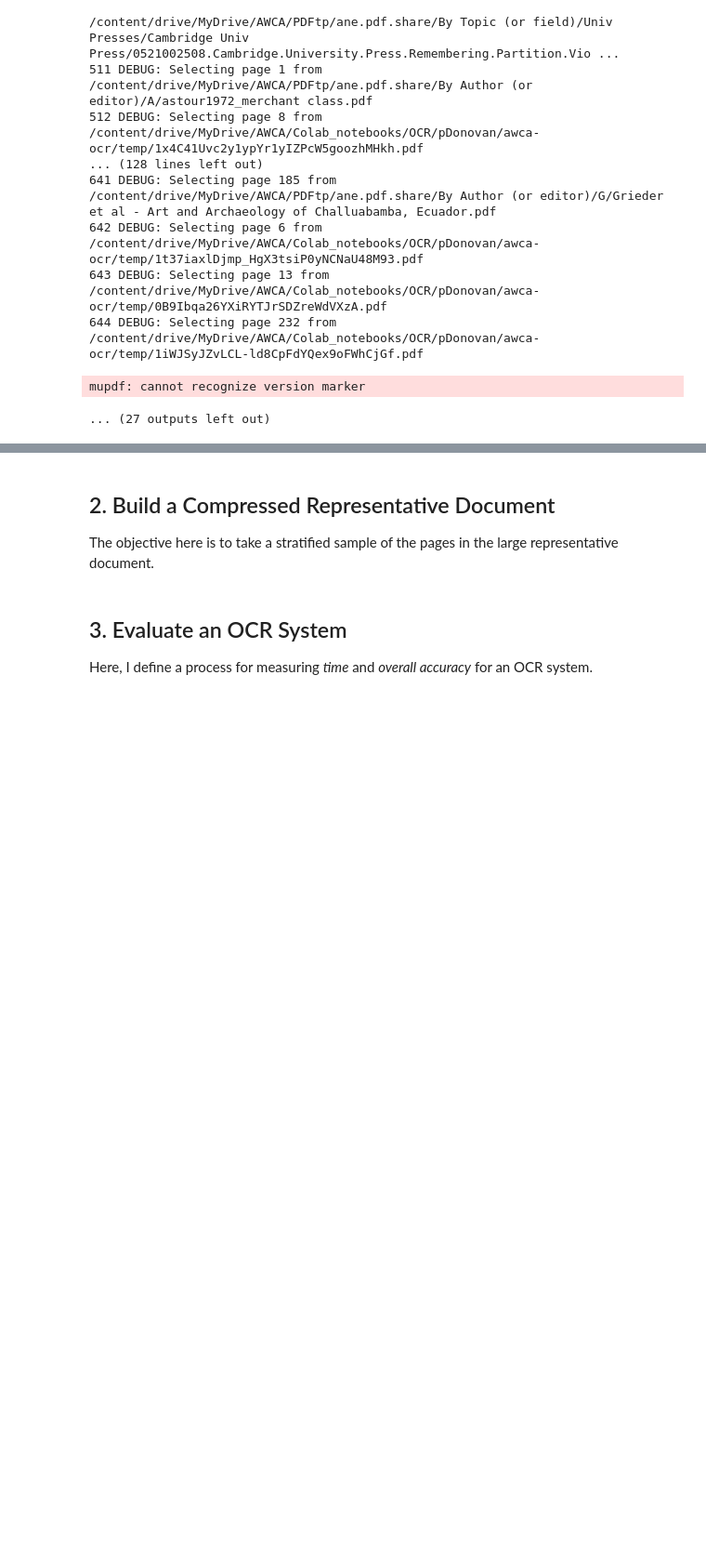
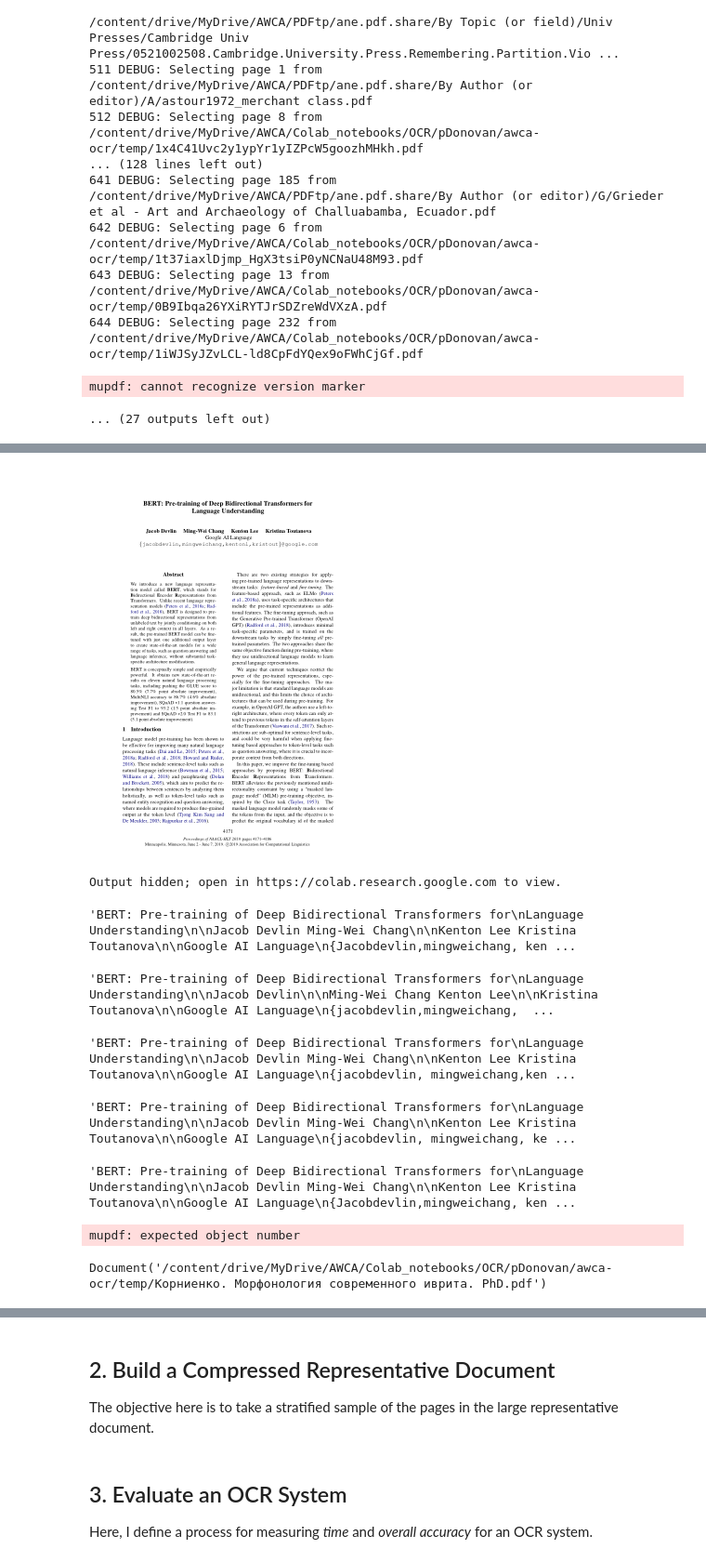
Before and after one commit to ancient-world-citation-analysis/awca-ocr, a Jupyter notebook: DatasetMake.ipynb, the cells around one changed output, grey strips where cells are left out. Shown at 93% size. Saved outputs shown, nothing was run; the diff lists cells and outputs as text; code cells hidden in the pictures; blank space fills up the shorter version.

```diff
--- a/DatasetMake.ipynb
+++ b/DatasetMake.ipynb
@@ -349,0 +392,38 @@ True
+# %%
+image(bert, 0, 0.5)
+# %% [output]
+[figure, added]
+# %%
+image(bert, 0, 10)
+# %% [output]
+Output hidden; open in https://colab.research.google.com to view.
+# %%
+pix = bert.get_page_pixmap(0)
+pytesseract.image_to_string(Image.frombytes(
+    ("RGBA" if pix.alpha else "RGB"),
+    [pix.width, pix.height], pix.samples
+    ))
+# %% [output]
+'BERT: Pre-training of Deep Bidirectional Transformers for\nLanguage Understanding\n\nJacob Devlin Ming-Wei Chang\n\nKenton Lee Kristina Toutanova\n\nGoogle AI Language\n{Jacobdevlin,mingweichang, ken ...
+# %%
+pytesseract.image_to_string(image(bert, 0, 10))
+# %% [output]
+'BERT: Pre-training of Deep Bidirectional Transformers for\nLanguage Understanding\n\nJacob Devlin\n\nMing-Wei Chang Kenton Lee\n\nKristina Toutanova\n\nGoogle AI Language\n{jacobdevlin,mingweichang,  ...
+# %%
+pytesseract.image_to_string(image(bert, 0, 2)) #11s
+# %% [output]
+'BERT: Pre-training of Deep Bidirectional Transformers for\nLanguage Understanding\n\nJacob Devlin Ming-Wei Chang\n\nKenton Lee Kristina Toutanova\n\nGoogle AI Language\n{jacobdevlin, mingweichang,ken ...
+# %%
+pytesseract.image_to_string(image(bert, 0, 1.5)) # ~7s
+# %% [output]
+'BERT: Pre-training of Deep Bidirectional Transformers for\nLanguage Understanding\n\nJacob Devlin Ming-Wei Chang\n\nKenton Lee Kristina Toutanova\n\nGoogle AI Language\n{jacobdevlin, mingweichang, ke ...
+# %%
+pytesseract.image_to_string(image(bert, 0, 1)) #
+# %% [output]
+'BERT: Pre-training of Deep Bidirectional Transformers for\nLanguage Understanding\n\nJacob Devlin Ming-Wei Chang\n\nKenton Lee Kristina Toutanova\n\nGoogle AI Language\n{Jacobdevlin,mingweichang, ken ...
+# %%
+typewriter = fitz.open(os.path.join(WORKING_DIR, 'Корниенко. Морфонология современного иврита. PhD.pdf'))
+typewriter
+# %% [output]
+mupdf: expected object number
+Document('/content/drive/MyDrive/AWCA/Colab_notebooks/OCR/pDonovan/awca-ocr/temp/Корниенко. Морфонология современного иврита. PhD.pdf')
```
Also changed, not shown: parts of 55 cells of this notebook, 2 other files.
